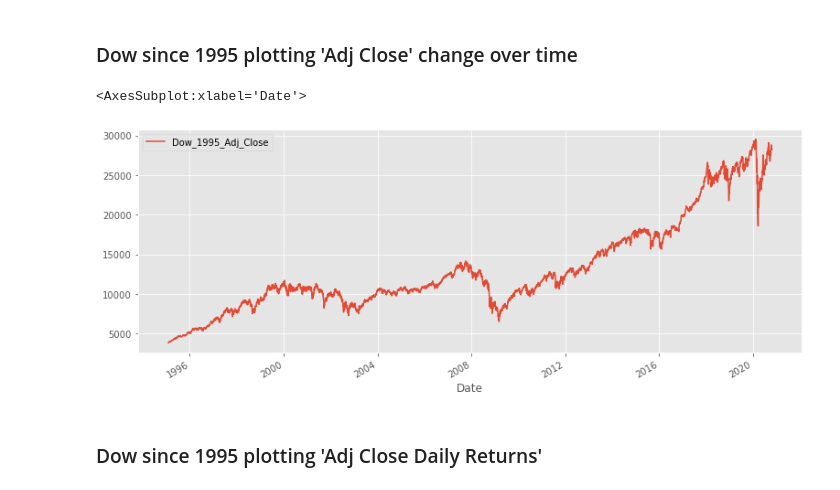
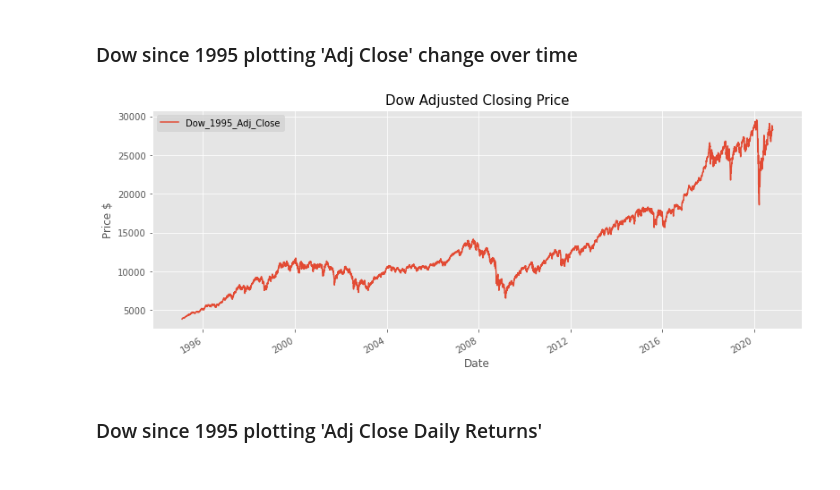
Before and after one commit to yamasjose11/index-elections, a Jupyter notebook: index-funds-elections.ipynb, the cells around one changed output. Saved outputs shown, nothing was run; the diff lists cells and outputs as text; code cells hidden in the pictures.

```diff
--- a/index-funds-elections.ipynb
+++ b/index-funds-elections.ipynb
@@ -331,11 +331,19 @@ dow_filtered1995.plot(x='Date', y='Volume', label='Dow_1999_Volume', figsize=(13
 # dow_filtered.plot(x='Date', y='Adj Close', label='Dow_1985_Adj_Close', figsize=(13,5))
 # %% [markdown]
 ### Dow since 1995 plotting 'Adj Close' change over time
-# %%
-dow_filtered1995.plot(x='Date', y='Adj Close', label='Dow_1995_Adj_Close', figsize=(13,5))
-# %% [output]
-<AxesSubplot:xlabel='Date'>
-[figure, removed]
+# %%
+dow_filtered1995.plot(x='Date', y='Adj Close', label='Dow_1995_Adj_Close', figsize=(13,5))
+
+plt.title("Dow Adjusted Closing Price", size=15)
+plt.xlabel("Date", size=12)
+plt.ylabel("Price $", size=12)
+
+plt.legend(fontsize=14, loc='lower right')
+legend= plt.legend()
+frame = legend.get_frame()
+frame.set_facecolor('lightgrey')
+# %% [output]
+[figure, added]
 # %%
 ### Dow since 1985 plotting return change over time
 # %%
```
Also changed, not shown: parts of 5 cells of this notebook, 1 other file.
